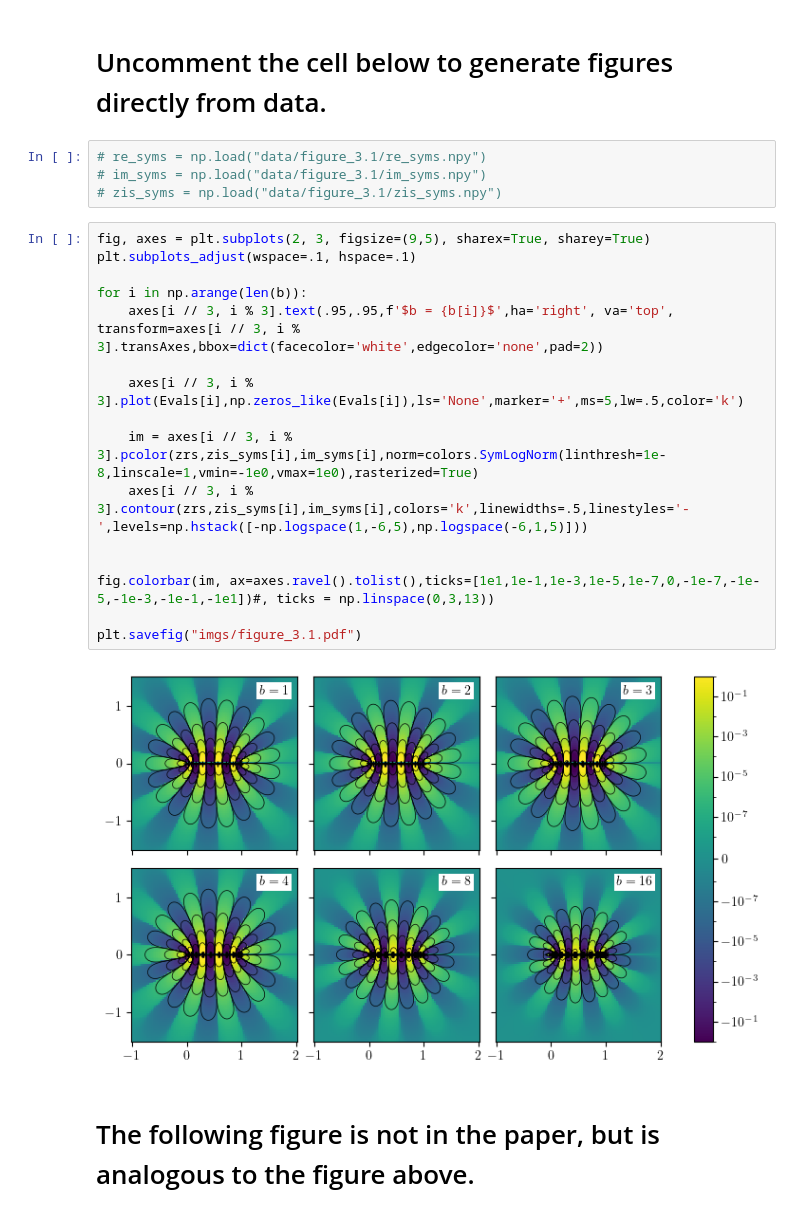
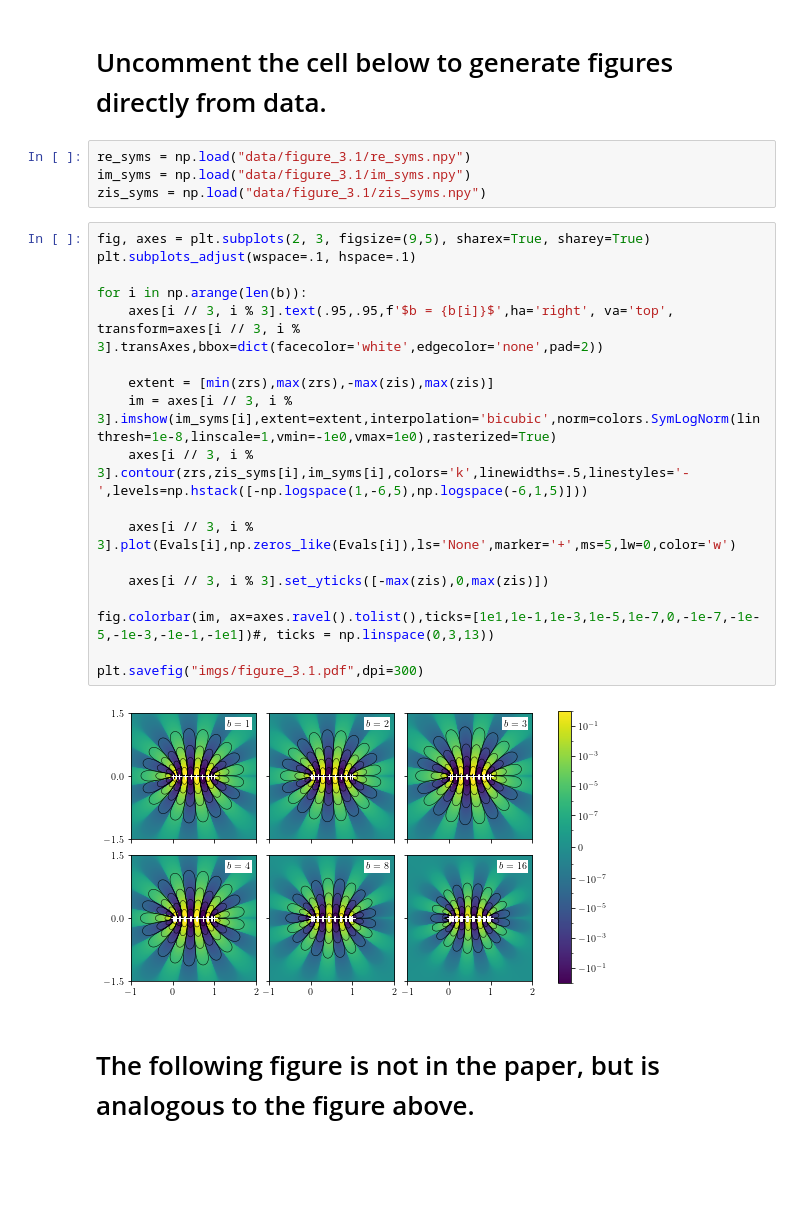
Before and after one commit to PeterXQC/block_lanczos_CIF, a Jupyter notebook: figure_3.1.ipynb, the cells around one changed output. Cells and saved outputs as stored; diff of their text form; blank space fills up the shorter version.

```diff
--- a/figure_3.1.ipynb
+++ b/figure_3.1.ipynb
@@ -94,27 +94,29 @@ np.save("data/figure_3.1/zis_syms", zis_syms)
 # %% [markdown]
 # Uncomment the cell below to generate figures directly from data.
 # %%
-# re_syms = np.load("data/figure_3.1/re_syms.npy")
-# im_syms = np.load("data/figure_3.1/im_syms.npy")
-# zis_syms = np.load("data/figure_3.1/zis_syms.npy")
+re_syms = np.load("data/figure_3.1/re_syms.npy")
+im_syms = np.load("data/figure_3.1/im_syms.npy")
+zis_syms = np.load("data/figure_3.1/zis_syms.npy")
 # %%
 fig, axes = plt.subplots(2, 3, figsize=(9,5), sharex=True, sharey=True)
 plt.subplots_adjust(wspace=.1, hspace=.1)
 
 for i in np.arange(len(b)):
     axes[i // 3, i % 3].text(.95,.95,f'$b = {b[i]}$',ha='right', va='top', transform=axes[i // 3, i % 3].transAxes,bbox=dict(facecolor='white',edgecolor='none',pad=2))
 
-    axes[i // 3, i % 3].plot(Evals[i],np.zeros_like(Evals[i]),ls='None',marker='+',ms=5,lw=.5,color='k')
-
-    im = axes[i // 3, i % 3].pcolor(zrs,zis_syms[i],im_syms[i],norm=colors.SymLogNorm(linthresh=1e-8,linscale=1,vmin=-1e0,vmax=1e0),rasterized=True)
+    extent = [min(zrs),max(zrs),-max(zis),max(zis)]
+    im = axes[i // 3, i % 3].imshow(im_syms[i],extent=extent,interpolation='bicubic',norm=colors.SymLogNorm(linthresh=1e-8,linscale=1,vmin=-1e0,vmax=1e0),rasterized=True)
     axes[i // 3, i % 3].contour(zrs,zis_syms[i],im_syms[i],colors='k',linewidths=.5,linestyles='-',levels=np.hstack([-np.logspace(1,-6,5),np.logspace(-6,1,5)]))
 
+    axes[i // 3, i % 3].plot(Evals[i],np.zeros_like(Evals[i]),ls='None',marker='+',ms=5,lw=0,color='w')
+
+    axes[i // 3, i % 3].set_yticks([-max(zis),0,max(zis)])
 
 fig.colorbar(im, ax=axes.ravel().tolist(),ticks=[1e1,1e-1,1e-3,1e-5,1e-7,0,-1e-7,-1e-5,-1e-3,-1e-1,-1e1])#, ticks = np.linspace(0,3,13))
 
-plt.savefig("imgs/figure_3.1.pdf")
+plt.savefig("imgs/figure_3.1.pdf",dpi=300)
 # %% [output]
-[figure, old version]
+[figure, new version]
 # %% [markdown]
 # The following figure is not in the paper, but is analogous to the figure above.
 # %%
```
Also changed, not shown: 2 other files.
